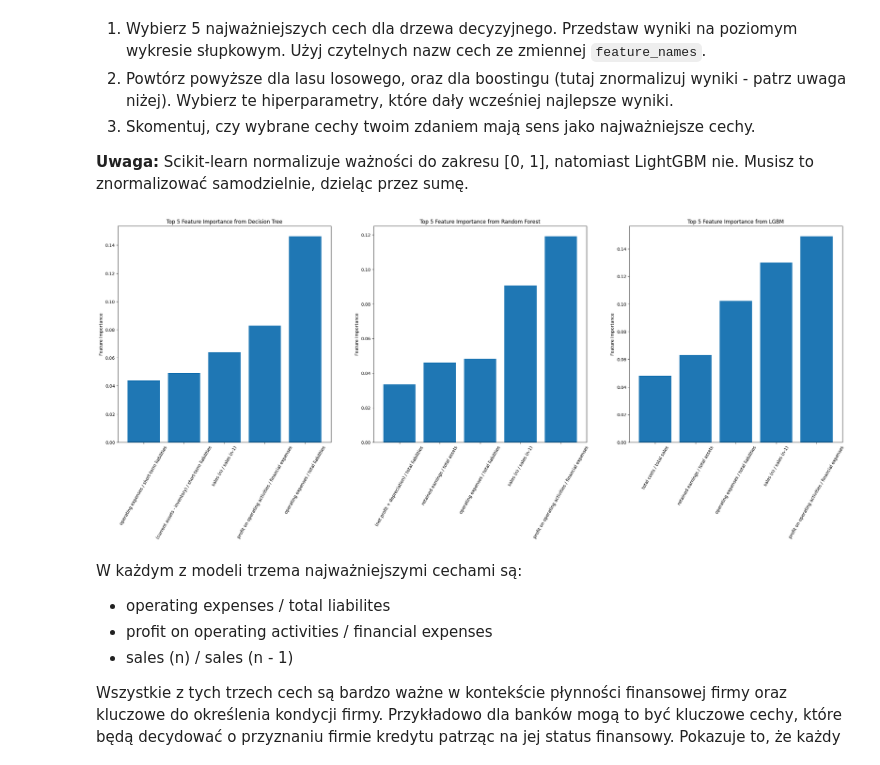
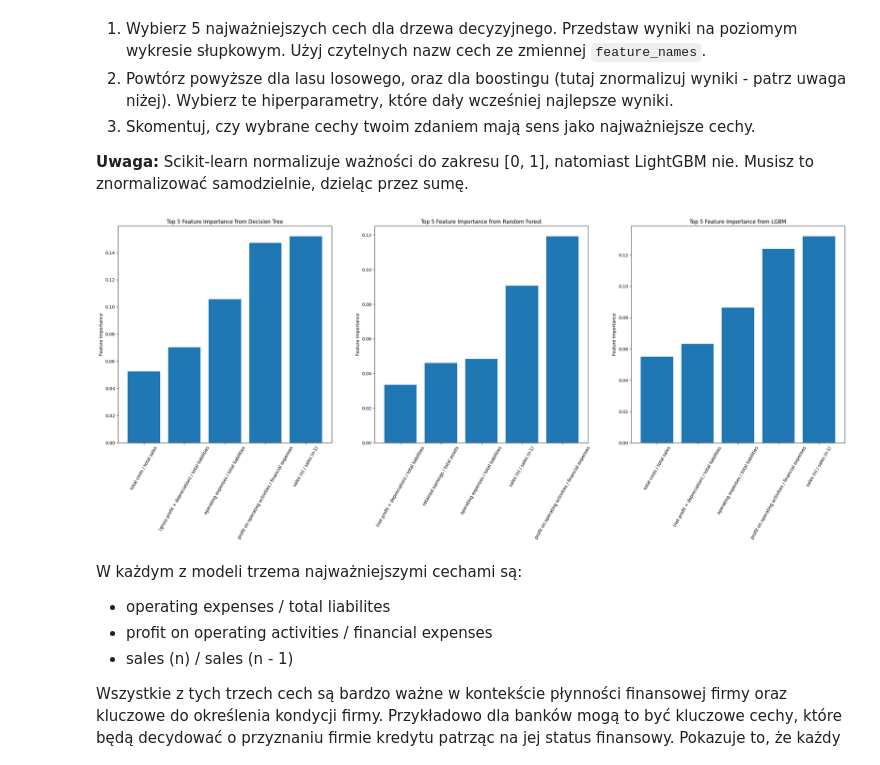
Before and after one commit to Blizek/fundamentals-of-artificial-intelligence, a Jupyter notebook: lab2/lab_2.ipynb, the cells around one changed output. Drawn from its saved outputs; the diff is of its cells as text; code cells hidden in the pictures.

```diff
--- a/lab2/lab_2.ipynb
+++ b/lab2/lab_2.ipynb
@@ -523,12 +534,13 @@ param_grid = {
 }
 
 randomized_search = RandomizedSearchCV(
-    estimator=LGBMClassifier(importance_type="gain", random_state=0, n_jobs=-1, verbose=-1),
+    estimator=LGBMClassifier(importance_type="gain", random_state=0, n_jobs=1, verbose=-1),
     param_distributions=param_grid,
     n_iter=30,
     verbose=0,
     scoring="roc_auc",
-    cv=5
+    cv=5,
+    n_jobs=-1
 )
 
 randomized_search.fit(X_resampled, y_resampled)
@@ -637,17 +649,17 @@ def show_feature_importances(feature_importances, ax, title):
     ax.set_title(title)
     ax.tick_params(axis="x", rotation=60)
 # %%
-tree_feature_importances = tree_model.feature_importances_
+tree_feature_importances = decision_tree_model.feature_importances_
 forest_feature_importances = best_model.feature_importances_
 lgbm_feature_importances = best_model_lgbm.feature_importances_
 lgbm_feature_importances /= lgbm_feature_importances.sum()
 
 fig, (ax1, ax2, ax3) = plt.subplots(1, 3, figsize=(30, 9))
 show_feature_importances(tree_feature_importances, ax1, "Top 5 Feature Importance from Decision Tree")
 show_feature_importances(forest_feature_importances, ax2, "Top 5 Feature Importance from Random Forest")
 show_feature_importances(lgbm_feature_importances, ax3, "Top 5 Feature Importance from LGBM")
 # %% [output]
-[figure, old version]
+[figure, new version]
 # %% [markdown]
 W każdym z modeli trzema najważniejszymi cechami są:
  - operating expenses / total liabilites
```
Also changed, not shown: parts of 8 cells of this notebook.
